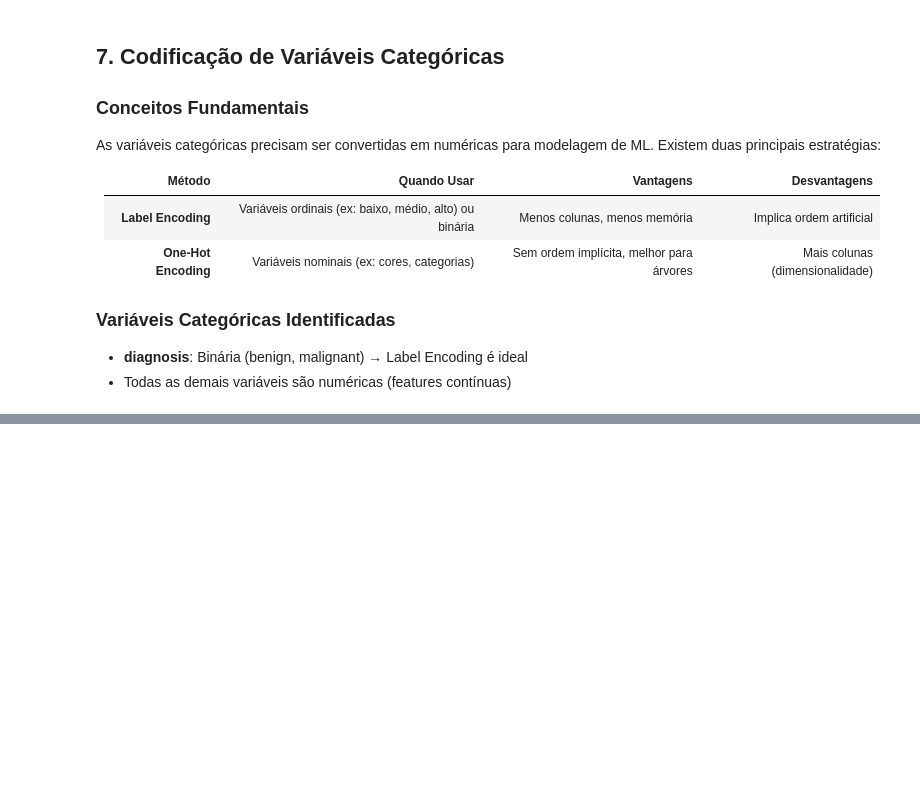
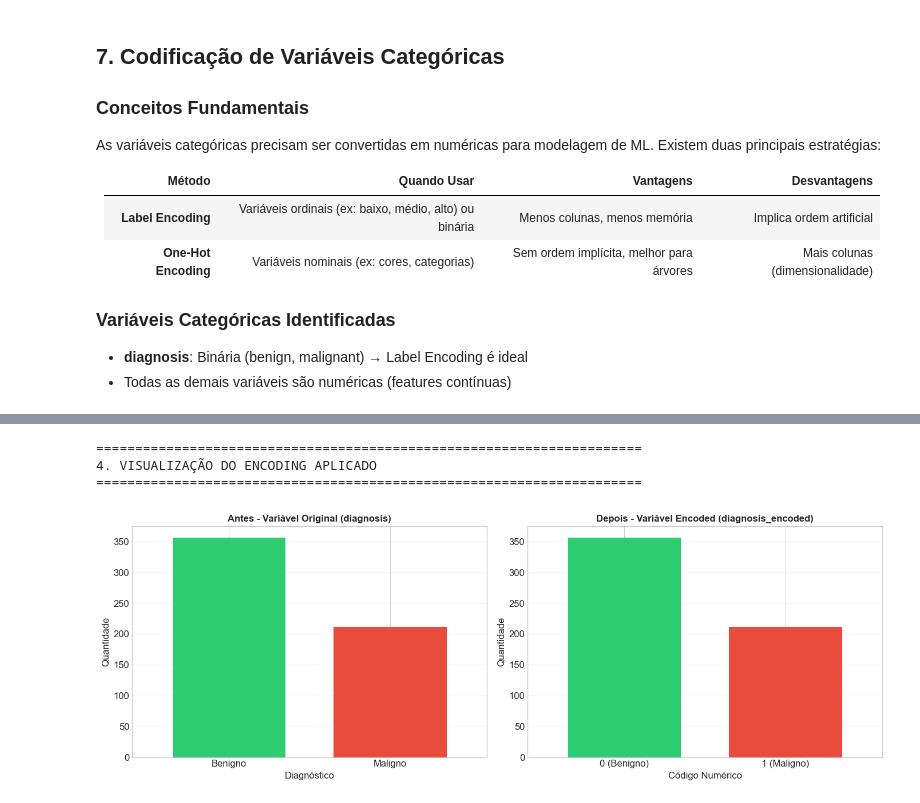
Before and after one commit to Vinny16044/tech-challenge-fase1, a Jupyter notebook: notebooks/breast-cancer-wisconsin/01_breast-cancer-wisconsin-data.ipynb, the cells around one changed output, grey strips where cells are left out. Saved outputs shown, nothing was run; the diff lists cells and outputs as text; code cells hidden in the pictures; blank space fills up the shorter version.

```diff
--- a/notebooks/breast-cancer-wisconsin/01_breast-cancer-wisconsin-data.ipynb
+++ b/notebooks/breast-cancer-wisconsin/01_breast-cancer-wisconsin-data.ipynb
@@ -1287,0 +1574,69 @@ See https://pandas.pydata.org/docs/user_guide/migration-3-strings.html#string-mi
+# %%
+# 4. VISUALIZAÇÃO DO ENCODING
+print("\n" + "="*70)
+print("4. VISUALIZAÇÃO DO ENCODING APLICADO")
+print("="*70)
+
+# Visualizar proporção antes e depois
+fig, axes = plt.subplots(1, 2, figsize=(14, 5))
+
+# Antes (original)
+original_counts = df['diagnosis'].value_counts()
+colors_before = ['#2ecc71', '#e74c3c']  # benign, malignant
+original_counts.plot(kind='bar', ax=axes[0], color=colors_before, width=0.7)
+axes[0].set_title('Antes - Variável Original (diagnosis)', fontsize=12, fontweight='bold')
+axes[0].set_ylabel('Quantidade')
+axes[0].set_xlabel('Diagnóstico')
+axes[0].set_xticklabels(['Benigno', 'Maligno'], rotation=0)
+axes[0].grid(True, alpha=0.3, axis='y')
+
+# Depois (encoded)
+encoded_counts = df['diagnosis_encoded'].value_counts().sort_index()
+encoded_counts.index = ['0 (Benigno)', '1 (Maligno)']
+encoded_counts.plot(kind='bar', ax=axes[1], color=colors_before, width=0.7)
+axes[1].set_title('Depois - Variável Encoded (diagnosis_encoded)', fontsize=12, fontweight='bold')
+axes[1].set_ylabel('Quantidade')
+axes[1].set_xlabel('Código Numérico')
+axes[1].set_xticklabels(['0 (Benigno)', '1 (Maligno)'], rotation=0)
+axes[1].grid(True, alpha=0.3, axis='y')
+
+plt.tight_layout()
+plt.savefig('../../reports/figures/encoding_visualization.png', dpi=150, bbox_inches='tight')
+plt.show()
+
+print("\n✅ Visualização do encoding salva em: reports/figures/encoding_visualization.png")
+
+# Tabela resumida
+print("\n📋 TABELA RESUMIDA DO ENCODING:")
+encoding_summary = pd.DataFrame({
+    'Valor Original': ['benign', 'malignant'],
+    'Código Numérico': [0, 1],
+    'Contagem': [357, 212],
+    'Percentual': [f'{357/569*100:.1f}%', f'{212/569*100:.1f}%']
+})
+print(encoding_summary)
+
+print("\n" + "="*70)
+print("✅ ENCODING CONCLUÍDO - DATASET PRONTO PARA MODELAGEM")
+print("="*70)
+
+final_summary = """
+📌 STATUS FINAL:
+
+✓ Variável 'diagnosis' convertida com Label Encoding
+✓ Nova coluna 'diagnosis_encoded' criada com valores [0, 1]
+✓ Distribuição preservada:
+    - 0 (benign): 357 amostras (62.7%)
+    - 1 (malignant): 212 amostras (37.3%)
+✓ Sem valores ausentes
+✓ Dataset pronto para pré-processamento e modelagem
+
+🎯 PRÓXIMO PASSO: Normalização dos dados com StandardScaler
+"""
+
+print(final_summary)
+# %% [output]
+======================================================================
+4. VISUALIZAÇÃO DO ENCODING APLICADO
+======================================================================
+[figure, added]
```
Also changed, not shown: parts of 16 cells of this notebook, 5 other files.
